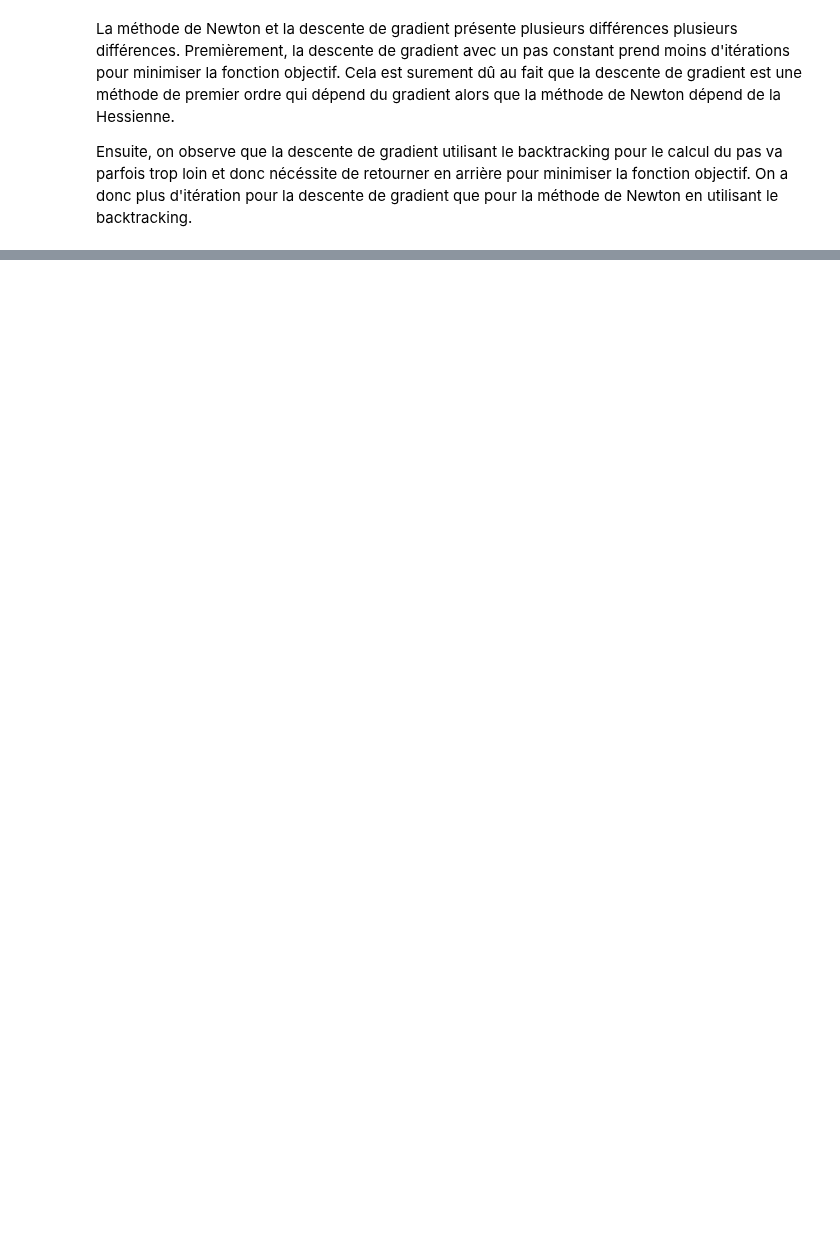
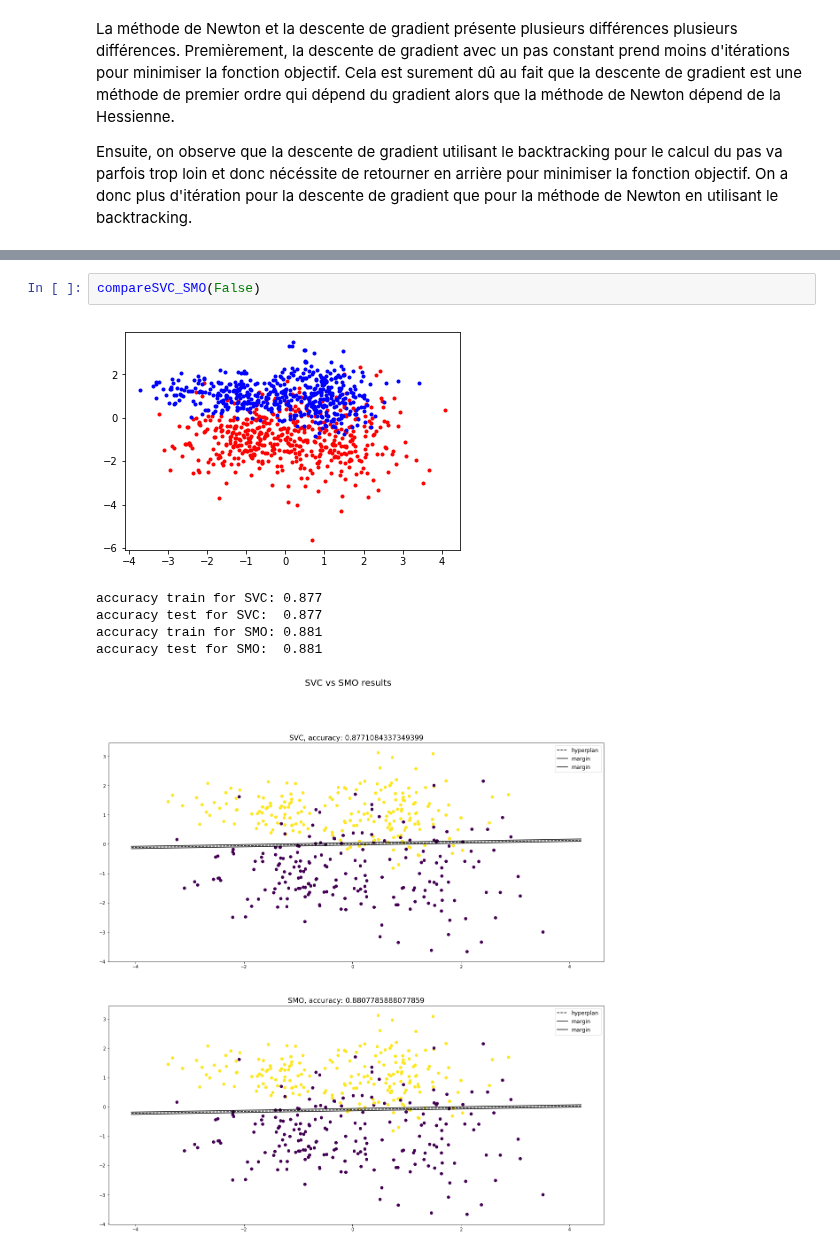
Before and after one commit to baptisteesteban/OCVXII, a Jupyter notebook: OCVX Rapport.ipynb, the cells around one changed output, grey strips where cells are left out. Drawn from its saved outputs; the diff is of its cells as text; blank space fills up the shorter version.

```diff
--- a/OCVX Rapport.ipynb
+++ b/OCVX Rapport.ipynb
@@ -59,0 +340,9 @@ Ensuite, on observe que la descente de gradient utilisant le backtracking pour l
+# %%
+compareSVC_SMO(False)
+# %% [output]
+[figure, added]
+accuracy train for SVC: 0.877
+accuracy test for SVC:  0.877
+accuracy train for SMO: 0.881
+accuracy test for SMO:  0.881
+[figure, added]
```
Also changed, not shown: parts of 13 cells of this notebook.
